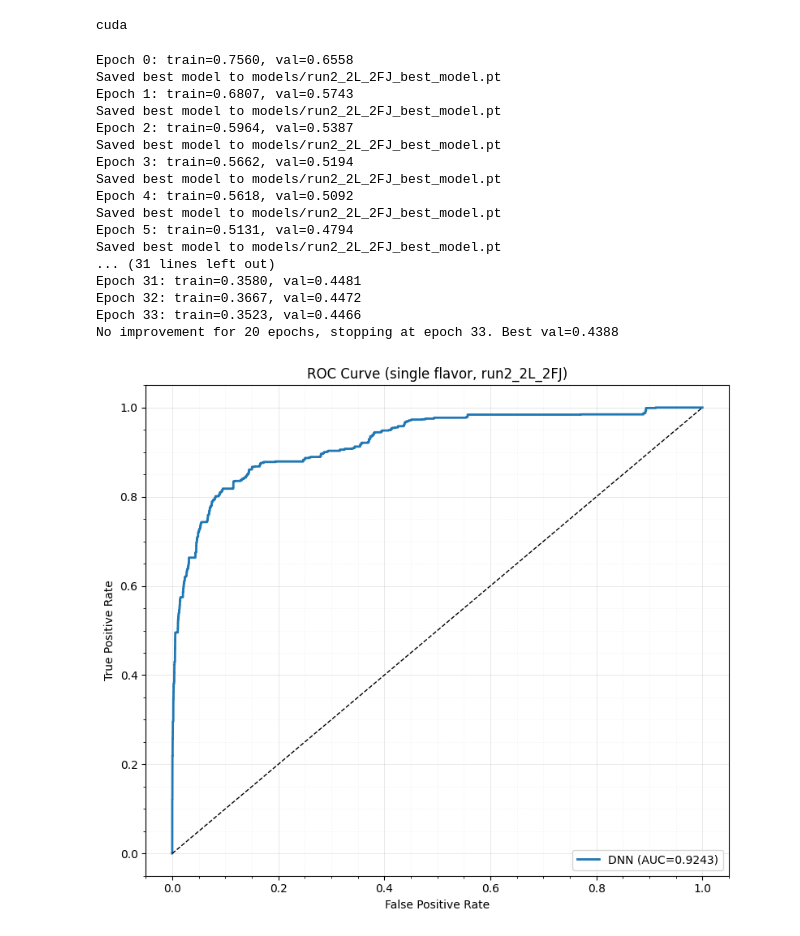
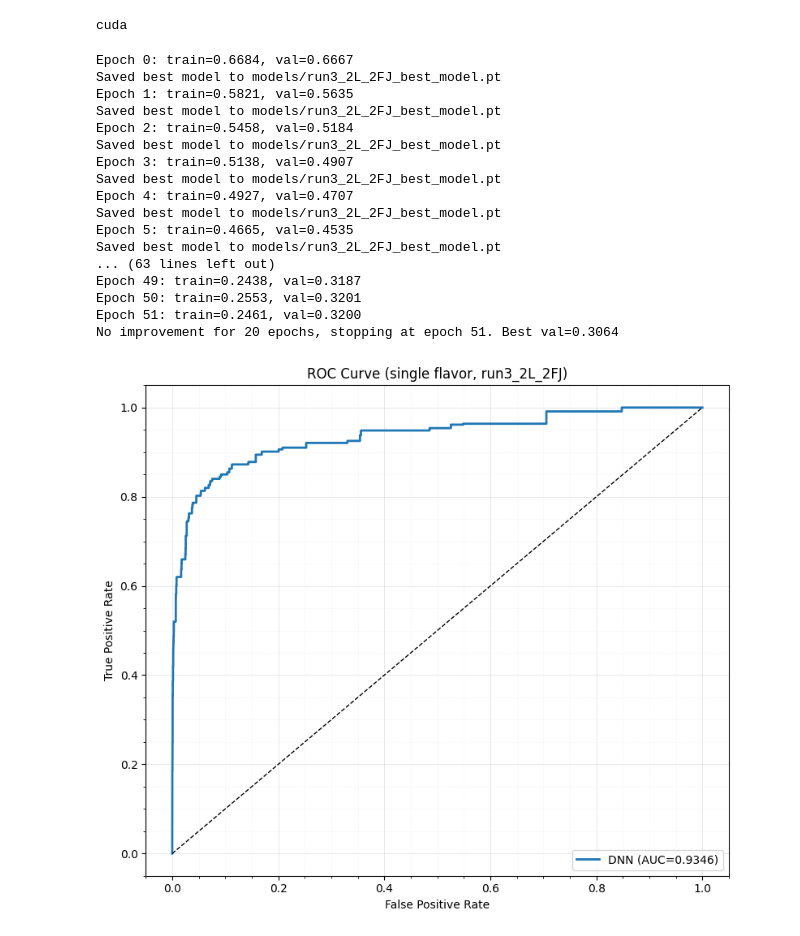
Before and after one commit to raykil/run3-vbsvvh, a Jupyter notebook: abcd/Training.ipynb, the cells around one changed output. Cells and saved outputs as stored; diff of their text form; code cells hidden in the pictures.

```diff
--- a/abcd/Training.ipynb
+++ b/abcd/Training.ipynb
@@ -3,15 +3,15 @@ import os, torch
 import numpy as np
 from TrainingTools import ABCDModel, _batched_scores, _plot_roc_curves
 # %%
-tag = "run2_2L_2FJ"
+tag = "run3_2L_2FJ"
 best_model_path = f"models/{tag}_best_model.pt"
 os.makedirs("models", exist_ok=True)
 
-train_dataset = torch.load(f"dataset/{tag}_training.pt", weights_only=False)
-val_dataset   = torch.load(f"dataset/{tag}_validation.pt", weights_only=False)
+train_dataset = torch.load(f"dataset/{tag}_train.pt", weights_only=False)
+valid_dataset = torch.load(f"dataset/{tag}_valid.pt", weights_only=False)
 print(train_dataset)
 train_loader = torch.utils.data.DataLoader(train_dataset, batch_size=4096, shuffle=True, pin_memory=True, num_workers=4)
-val_loader = torch.utils.data.DataLoader(val_dataset, batch_size=4096, shuffle=False, pin_memory=True, num_workers=4)
+valid_loader = torch.utils.data.DataLoader(valid_dataset, batch_size=4096, shuffle=False, pin_memory=True, num_workers=4)
 print(train_loader)
 # %% [output]
 <TrainingTools.ABCDDataSet object at 0x...>
@@ -78,11 +78,11 @@ for epoch in range(max_epochs):
     model.eval()
     val_loss = 0.0
     with torch.no_grad():
-        for batch in val_loader:
+        for batch in valid_loader:
             batch = tuple(x.to(device) for x in batch)
             loss, bce, disco, _ = model.compute_loss(batch)
             val_loss += loss.item()
-    val_loss /= len(val_loader)
+    val_loss /= len(valid_loader)
 
     print(f"Epoch {epoch}: train={train_loss:.4f}, val={val_loss:.4f}")
     if val_loss < best_val_loss:
@@ -102,37 +102,37 @@ for epoch in range(max_epochs):
         print(f"No improvement for {early_stopping_patience} epochs, stopping at epoch {epoch}. Best val={best_val_loss:.4f}")
         break
 # %% [output]
-Epoch 0: train=0.7560, val=0.6558
-Saved best model to models/run2_2L_2FJ_best_model.pt
-Epoch 1: train=0.6807, val=0.5743
-Saved best model to models/run2_2L_2FJ_best_model.pt
-Epoch 2: train=0.5964, val=0.5387
-Saved best model to models/run2_2L_2FJ_best_model.pt
-Epoch 3: train=0.5662, val=0.5194
-Saved best model to models/run2_2L_2FJ_best_model.pt
-Epoch 4: train=0.5618, val=0.5092
-Saved best model to models/run2_2L_2FJ_best_model.pt
-Epoch 5: train=0.5131, val=0.4794
-Saved best model to models/run2_2L_2FJ_best_model.pt
-... (31 lines left out)
-Epoch 31: train=0.3580, val=0.4481
-Epoch 32: train=0.3667, val=0.4472
-Epoch 33: train=0.3523, val=0.4466
-No improvement for 20 epochs, stopping at epoch 33. Best val=0.4388
+Epoch 0: train=0.6684, val=0.6667
+Saved best model to models/run3_2L_2FJ_best_model.pt
+Epoch 1: train=0.5821, val=0.5635
+Saved best model to models/run3_2L_2FJ_best_model.pt
+Epoch 2: train=0.5458, val=0.5184
+Saved best model to models/run3_2L_2FJ_best_model.pt
+Epoch 3: train=0.5138, val=0.4907
+Saved best model to models/run3_2L_2FJ_best_model.pt
+Epoch 4: train=0.4927, val=0.4707
+Saved best model to models/run3_2L_2FJ_best_model.pt
+Epoch 5: train=0.4665, val=0.4535
+Saved best model to models/run3_2L_2FJ_best_model.pt
+... (63 lines left out)
+Epoch 49: train=0.2438, val=0.3187
+Epoch 50: train=0.2553, val=0.3201
+Epoch 51: train=0.2461, val=0.3200
+No improvement for 20 epochs, stopping at epoch 51. Best val=0.3064
 # %%
-#Evaluate the best model
+# Evaluate the best model
 model.load_state_dict(torch.load(best_model_path))
 model.to(device)
 model.eval()
-score_0 = _batched_scores(model, val_loader, flavor='single', device=device)[0]
+score_0 = _batched_scores(model, valid_loader, flavor='single', device=device)[0]
 
-# val_loader is shuffle=False, so labels/weights line up with the scores above
+# valid_loader is shuffle=False, so labels/weights line up with the scores above
 full_inference_data = {
-    "label": np.concatenate([y.numpy() for _, _, y, _ in val_loader]),
-    "weight": np.concatenate([w.numpy() for _, _, _, w in val_loader]),
+    "label": np.concatenate([y.numpy() for _, _, y, _ in valid_loader]),
+    "weight": np.concatenate([w.numpy() for _, _, _, w in valid_loader]),
     "dnn_score": score_0,
 }
 os.makedirs("roc_curve", exist_ok=True)
 _plot_roc_curves(full_inference_data, flavor='single', output_path=f"roc_curve/{tag}.png", tag=tag)
 # %% [output]
-[figure, old version]
+[figure, new version]
```
Also changed, not shown: parts of 1 cell of this notebook, 4 other files.
